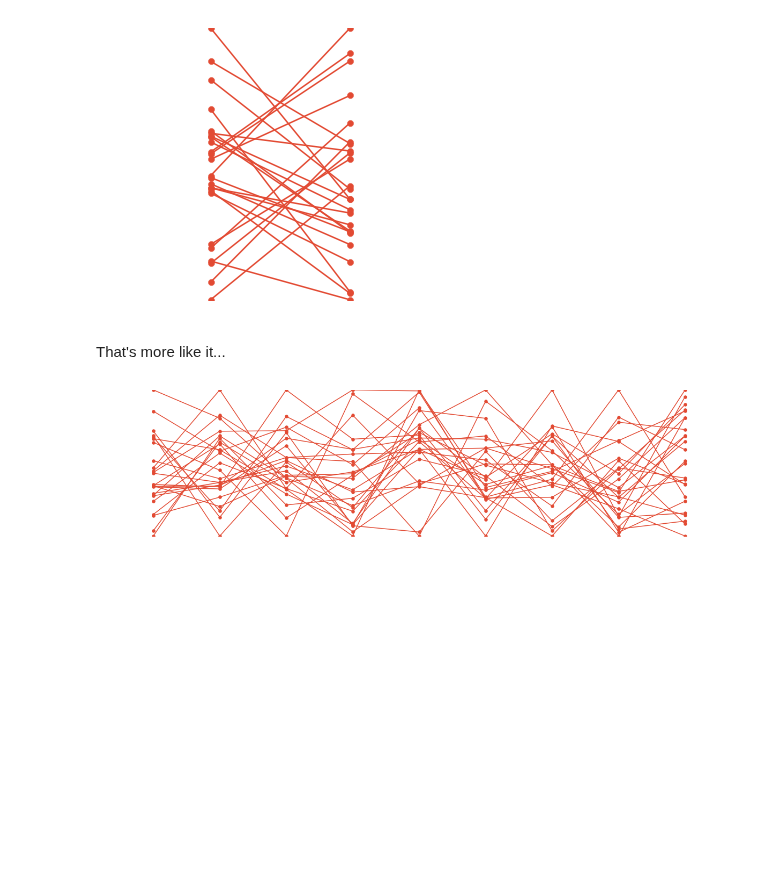
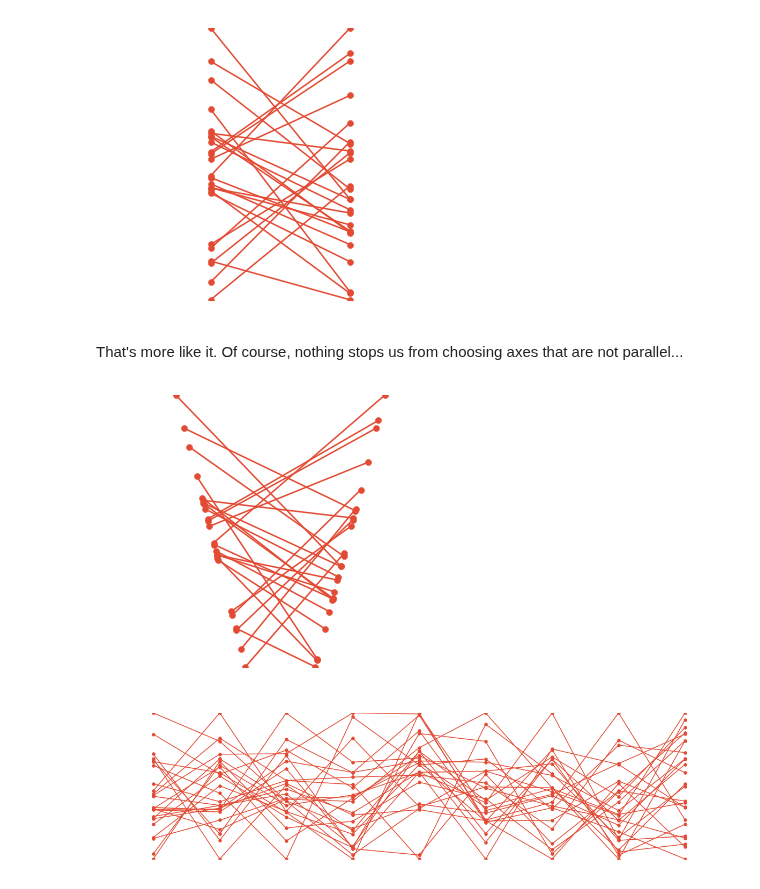
Before and after one commit to filonik/filonik.github.io, a Jupyter notebook: projects/notebooks/Parallel Coordinates.ipynb, the cells around one changed output. Cells and saved outputs as stored; diff of their text form; code cells hidden in the pictures; blank space fills up the shorter version.

```diff
--- a/projects/notebooks/Parallel Coordinates.ipynb
+++ b/projects/notebooks/Parallel Coordinates.ipynb
@@ -213,6 +213,17 @@ plot_mhnd(data_h2d, transforms, join=True, size=(5,5))
 # %% [output]
 [figure]
 # %% [markdown]
-That's more like it...
+That's more like it. Of course, nothing stops us from choosing axes that are not parallel...
+# %%
+model = la.transform_normalise(data_h2d)
+projection0 = la.transform_projection(np.array([[-0.25,1],[0,0]]), 2, 2)
+projection1 = la.transform_projection(np.array([[0,0],[+0.25,1]]), 2, 2)
+transform0 = model @ projection0 @ la.transform_translate([-0.5, 0])
+transform1 = model @ projection1 @ la.transform_translate([+0.5, 0])
+transforms = np.array([transform0, transform1])
+# %%
+plot_mhnd(data_h2d, transforms, join=True, size=(5,5))
+# %% [output]
+[figure, added]
 # %%
 model = la.transform_normalise(data_h9d)
```
Also changed, not shown: parts of 6 cells of this notebook, 1 other file.
